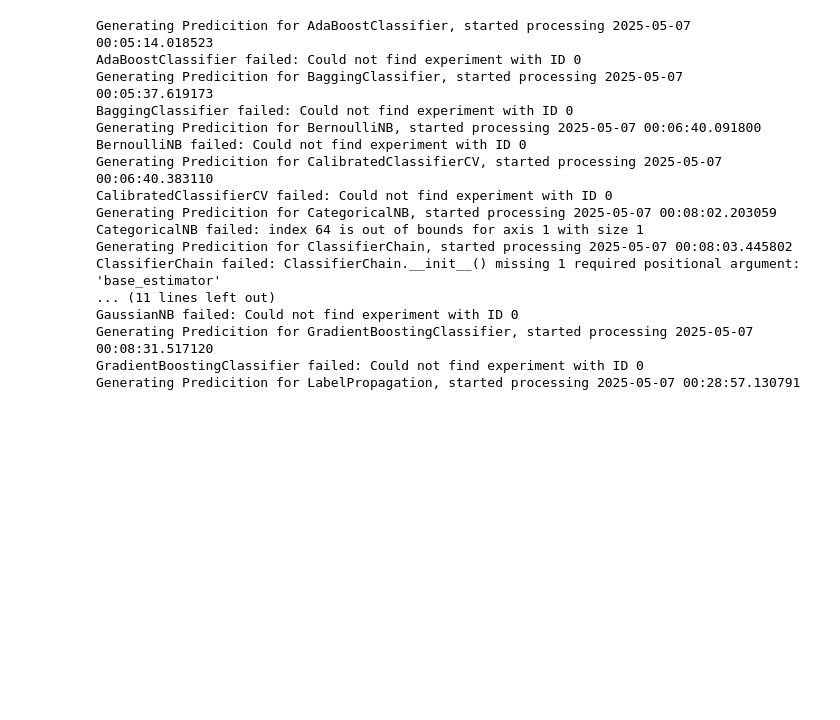
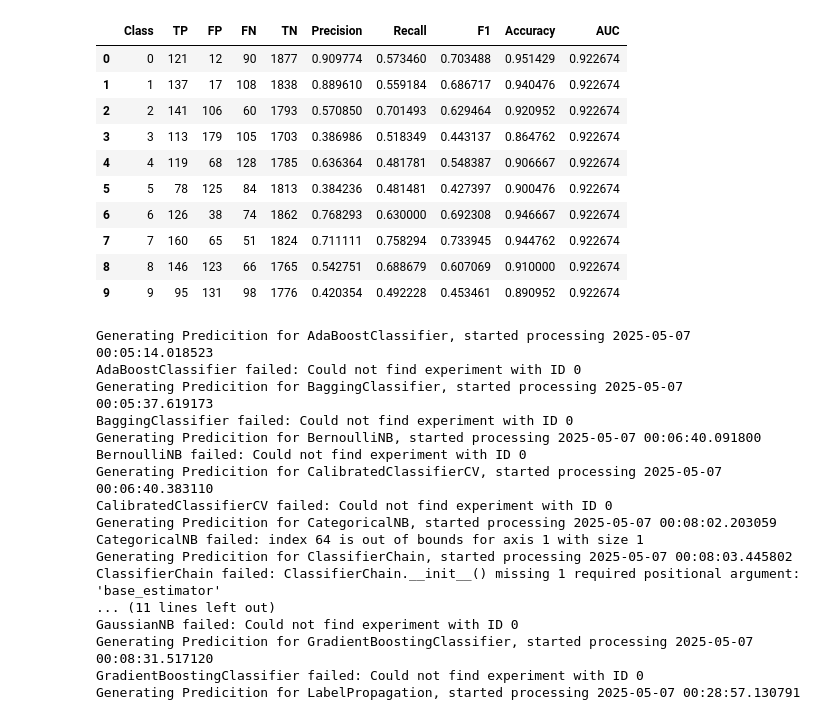
Before and after one commit to derek-dewald/Python_Tools, a Jupyter notebook: JupyterNotebooks/ML_Workbook_V3.ipynb, the cells around one changed output. Saved outputs shown, nothing was run; the diff lists cells and outputs as text; code cells hidden in the pictures; blank space fills up the shorter version.

```diff
--- a/JupyterNotebooks/ML_Workbook_V3.ipynb
+++ b/JupyterNotebooks/ML_Workbook_V3.ipynb
@@ -30,3 +407,17 @@ Downloading MNIST from OpenML...
+# %%
+b
+# %% [output]
+|  | Class | TP | FP | FN | TN | Precision | Recall | F1 | Accuracy | AUC |
+| 0 | 0 | 121 | 12 | 90 | 1877 | 0.909774 | 0.573460 | 0.703488 | 0.951429 | 0.922674 |
+| 1 | 1 | 137 | 17 | 108 | 1838 | 0.889610 | 0.559184 | 0.686717 | 0.940476 | 0.922674 |
+| 2 | 2 | 141 | 106 | 60 | 1793 | 0.570850 | 0.701493 | 0.629464 | 0.920952 | 0.922674 |
+| 3 | 3 | 113 | 179 | 105 | 1703 | 0.386986 | 0.518349 | 0.443137 | 0.864762 | 0.922674 |
+| 4 | 4 | 119 | 68 | 128 | 1785 | 0.636364 | 0.481781 | 0.548387 | 0.906667 | 0.922674 |
+| 5 | 5 | 78 | 125 | 84 | 1813 | 0.384236 | 0.481481 | 0.427397 | 0.900476 | 0.922674 |
+| 6 | 6 | 126 | 38 | 74 | 1862 | 0.768293 | 0.630000 | 0.692308 | 0.946667 | 0.922674 |
+| 7 | 7 | 160 | 65 | 51 | 1824 | 0.711111 | 0.758294 | 0.733945 | 0.944762 | 0.922674 |
+| 8 | 8 | 146 | 123 | 66 | 1765 | 0.542751 | 0.688679 | 0.607069 | 0.910000 | 0.922674 |
+| 9 | 9 | 95 | 131 | 98 | 1776 | 0.420354 | 0.492228 | 0.453461 | 0.890952 | 0.922674 |
 # %%
 import time
 import pandas as pd
```
Also changed, not shown: parts of 25 cells of this notebook, 24 other files.
